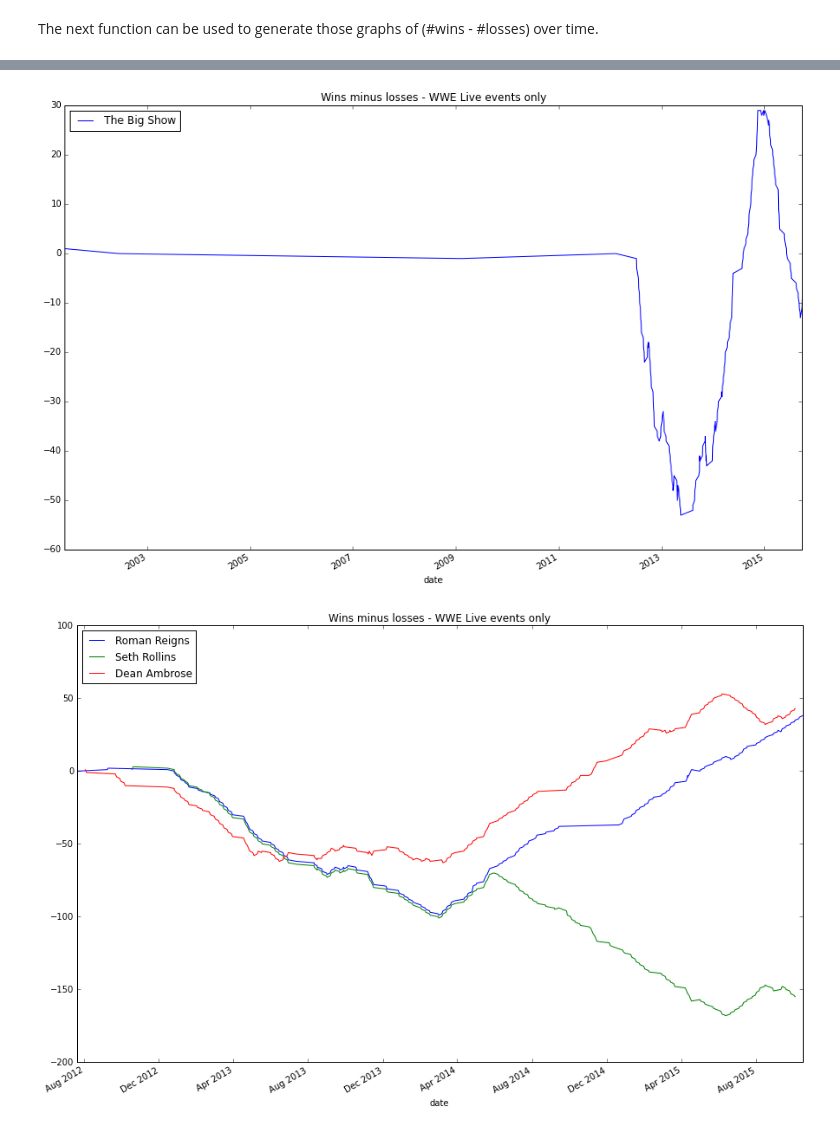
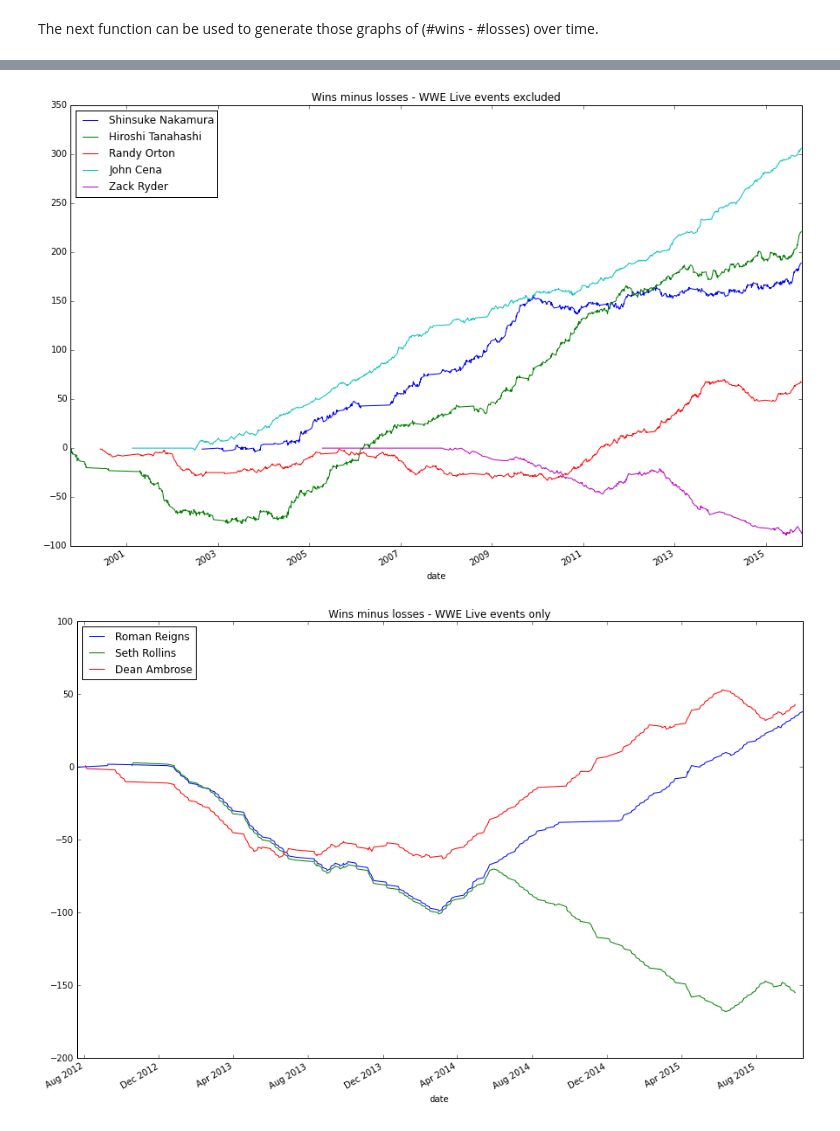
Before and after one commit to jmcdowall60/wrestlingwinloss, a Jupyter notebook: winloss.ipynb, the cells around one changed output, grey strips where cells are left out. Saved outputs shown, nothing was run; the diff lists cells and outputs as text; code cells hidden in the pictures.

```diff
--- a/winloss.ipynb
+++ b/winloss.ipynb
@@ -122,5 +98,5 @@ bsdf
-# %%
-plot_records('The Big Show',include_wwe_live='only')
-# %% [output]
-[figure, removed]
+# %%
+plot_records('Shinsuke Nakamura','Hiroshi Tanahashi','Randy Orton','John Cena','Zack Ryder', include_wwe_live='none')
+# %% [output]
+[figure, added]
 # %%
```
Also changed, not shown: parts of 10 cells of this notebook.
